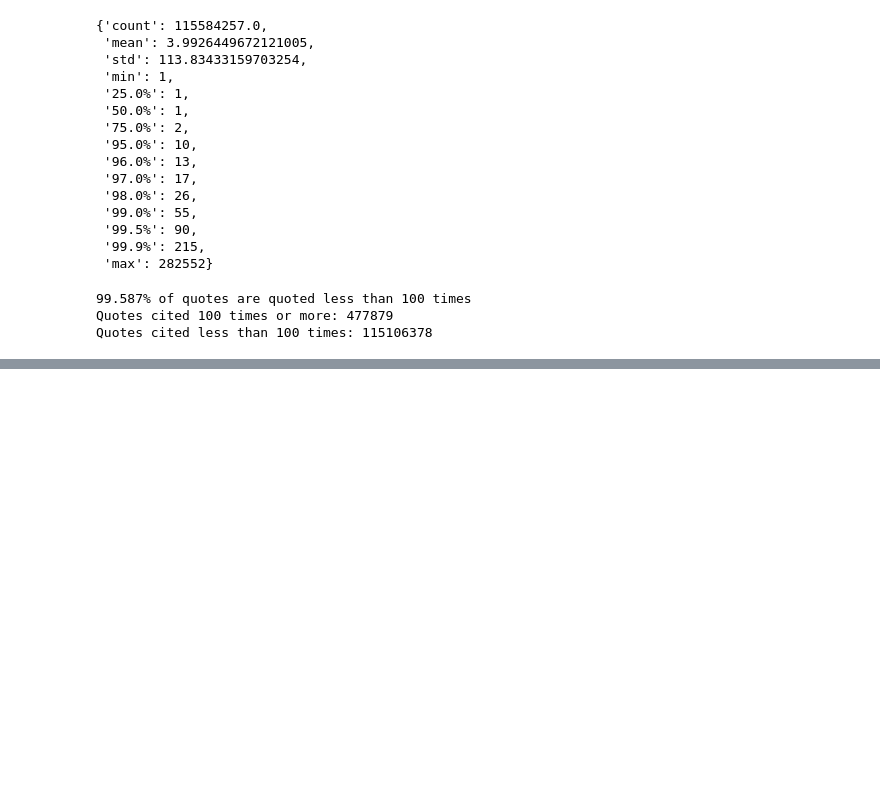
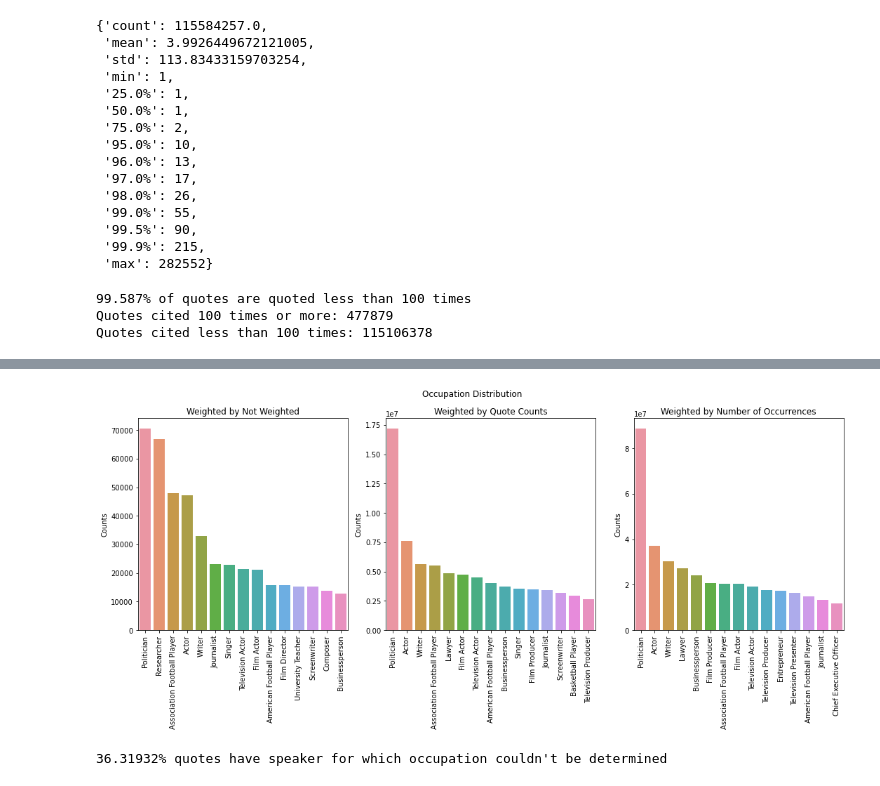
Before and after one commit to epfl-ada/ada-2021-project-cool-group-name, a Jupyter notebook: Data Analysis.ipynb, the cells around one changed output, grey strips where cells are left out. Drawn from its saved outputs; the diff is of its cells as text; code cells hidden in the pictures; blank space fills up the shorter version.

```diff
--- a/Data Analysis.ipynb
+++ b/Data Analysis.ipynb
@@ -151,0 +244,8 @@ Quotes cited less than 100 times: 115106378
+# %%
+plot_weighted_distribution(speakers_info, 'occupation', n_bars = 15, figsize = (15, 7))
+# %% [output]
+[figure, added]
+# %%
+print(f"{(speakers_info['occupation'].isna() * speakers_info['quote_count']).sum() / speakers_info['quote_count'].sum():.5%} quotes have speaker for which occupation couldn't be determined")
+# %% [output]
+36.31932% quotes have speaker for which occupation couldn't be determined
```
Also changed, not shown: parts of 28 cells of this notebook, 3 other files.
